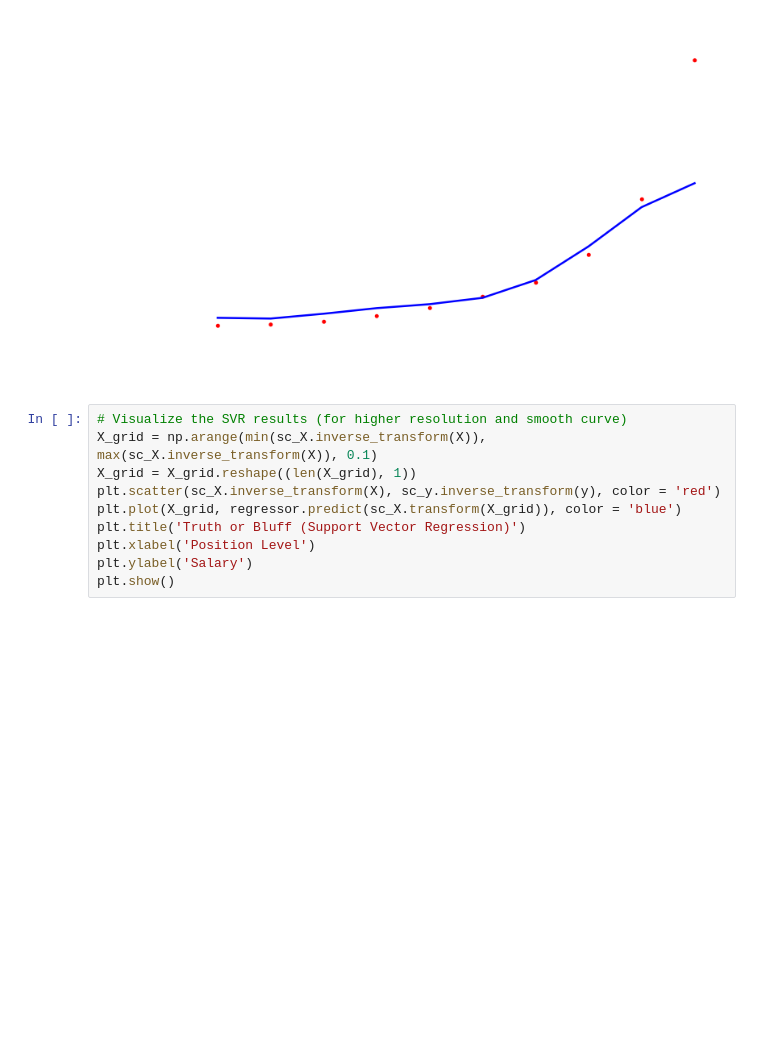
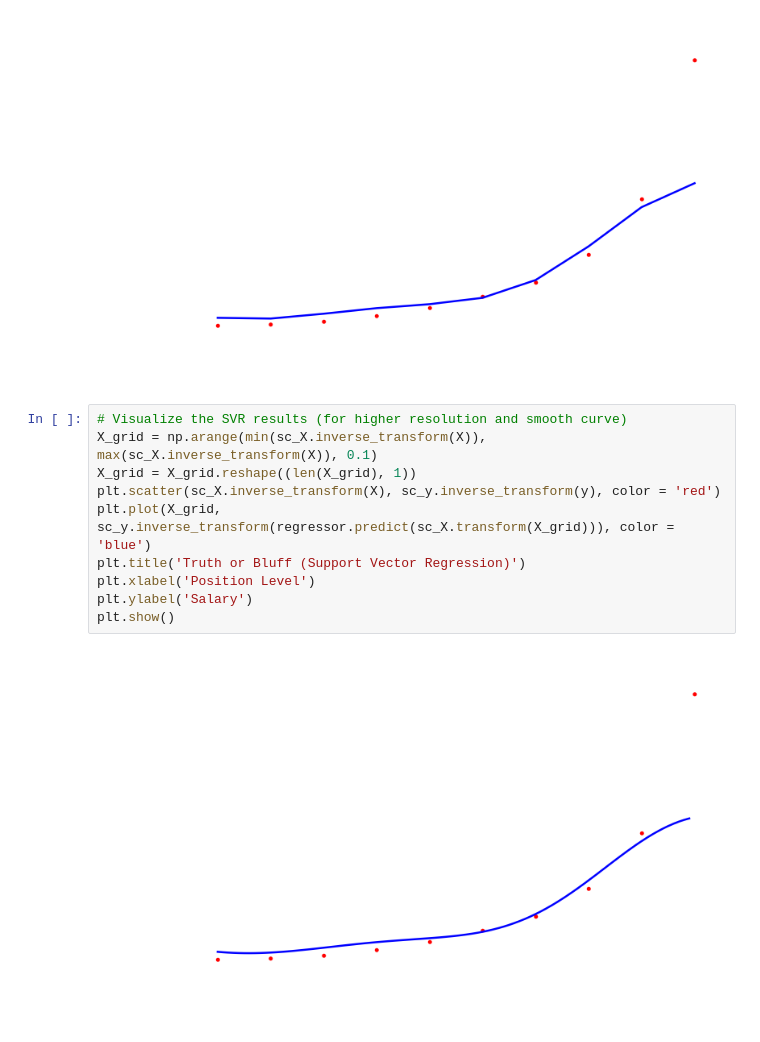
Before and after one commit to RyanLBuchanan/Support_Vector_Regression, a Jupyter notebook: Support_Vector_Regression.ipynb, the cells around one changed output. Cells and saved outputs as stored; diff of their text form; blank space fills up the shorter version.

Commit message:
hi-res Visualize SVR - Spyder & Jupyter

```diff
--- a/Support_Vector_Regression.ipynb
+++ b/Support_Vector_Regression.ipynb
@@ -71,10 +71,12 @@ plt.show()
 # %%
 # Visualize the SVR results (for higher resolution and smooth curve)
 X_grid = np.arange(min(sc_X.inverse_transform(X)), max(sc_X.inverse_transform(X)), 0.1)
 X_grid = X_grid.reshape((len(X_grid), 1))
 plt.scatter(sc_X.inverse_transform(X), sc_y.inverse_transform(y), color = 'red')
-plt.plot(X_grid, regressor.predict(sc_X.transform(X_grid)), color = 'blue')
+plt.plot(X_grid, sc_y.inverse_transform(regressor.predict(sc_X.transform(X_grid))), color = 'blue')
 plt.title('Truth or Bluff (Support Vector Regression)')
 plt.xlabel('Position Level')
 plt.ylabel('Salary')
 plt.show()
+# %% [output]
+[figure, added]
```
